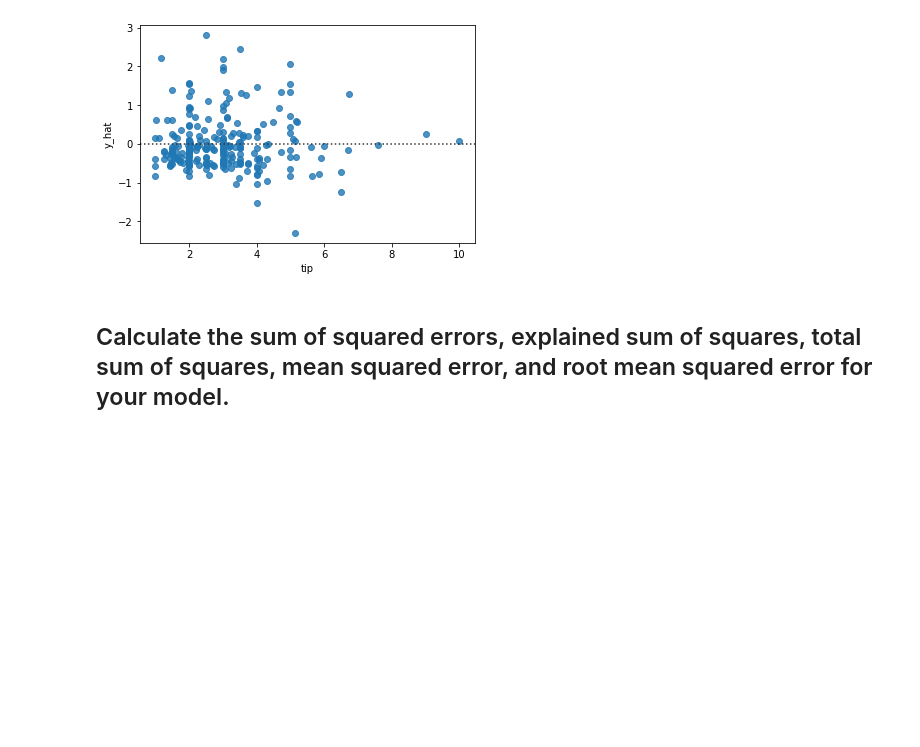
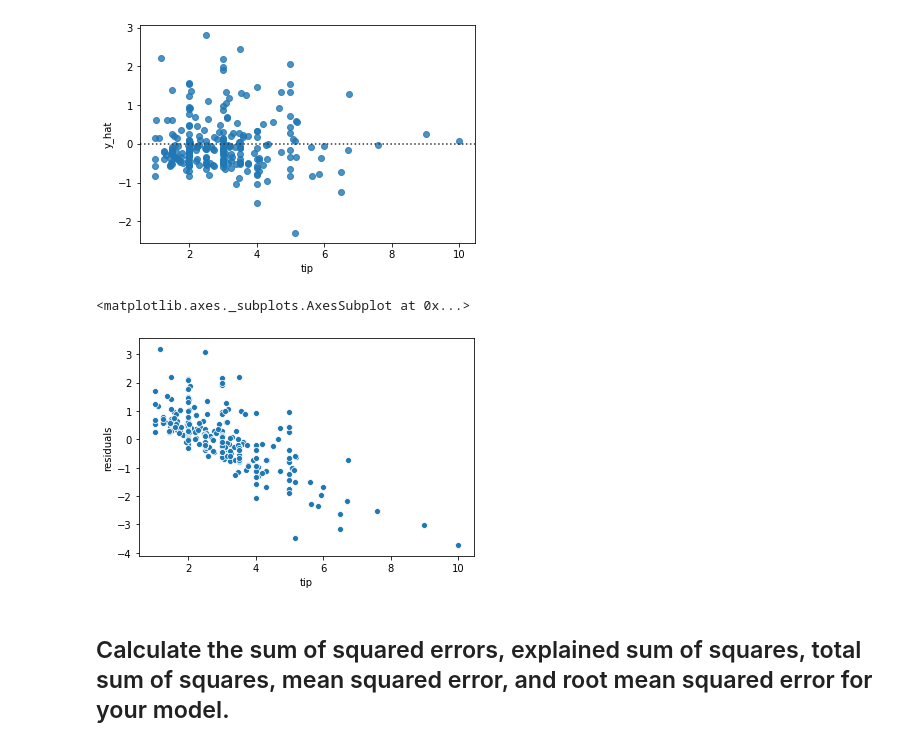
Before and after one commit to brandireger/ds-methodologies-exercises, a Jupyter notebook: regression/evaluate.ipynb, the cells around one changed output. Saved outputs shown, nothing was run; the diff lists cells and outputs as text; code cells hidden in the pictures; blank space fills up the shorter version.

```diff
--- a/regression/evaluate.ipynb
+++ b/regression/evaluate.ipynb
@@ -57,6 +56,11 @@ sns.residplot('tip', 'y_hat', data=df)
 # %% [output]
 <matplotlib.axes._subplots.AxesSubplot at 0x...>
 [figure]
+# %%
+sns.scatterplot(df.tip, df.residuals)
+# %% [output]
+<matplotlib.axes._subplots.AxesSubplot at 0x...>
+[figure, added]
 # %% [markdown]
 ## Calculate the sum of squared errors, explained sum of squares, total sum of squares, mean squared error, and root mean squared error for your model.
 # %%
```
Also changed, not shown: parts of 10 cells of this notebook, 2 other files.
